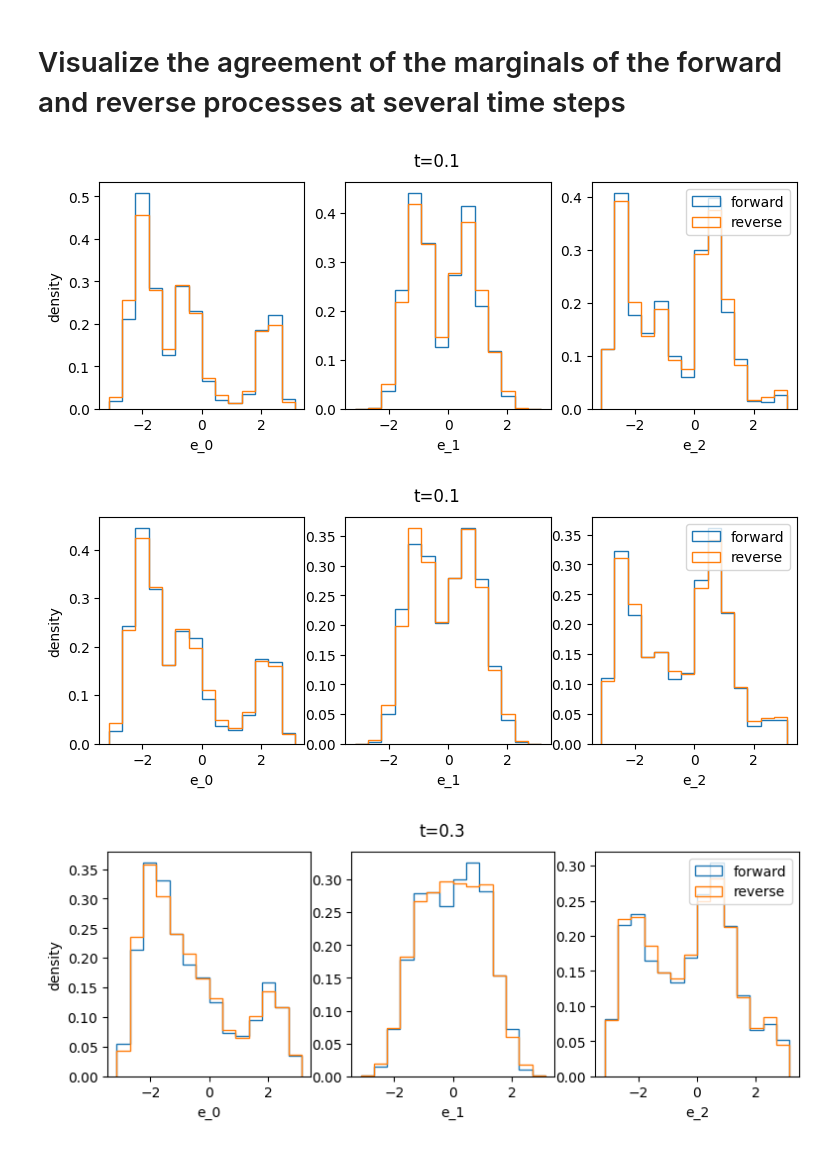
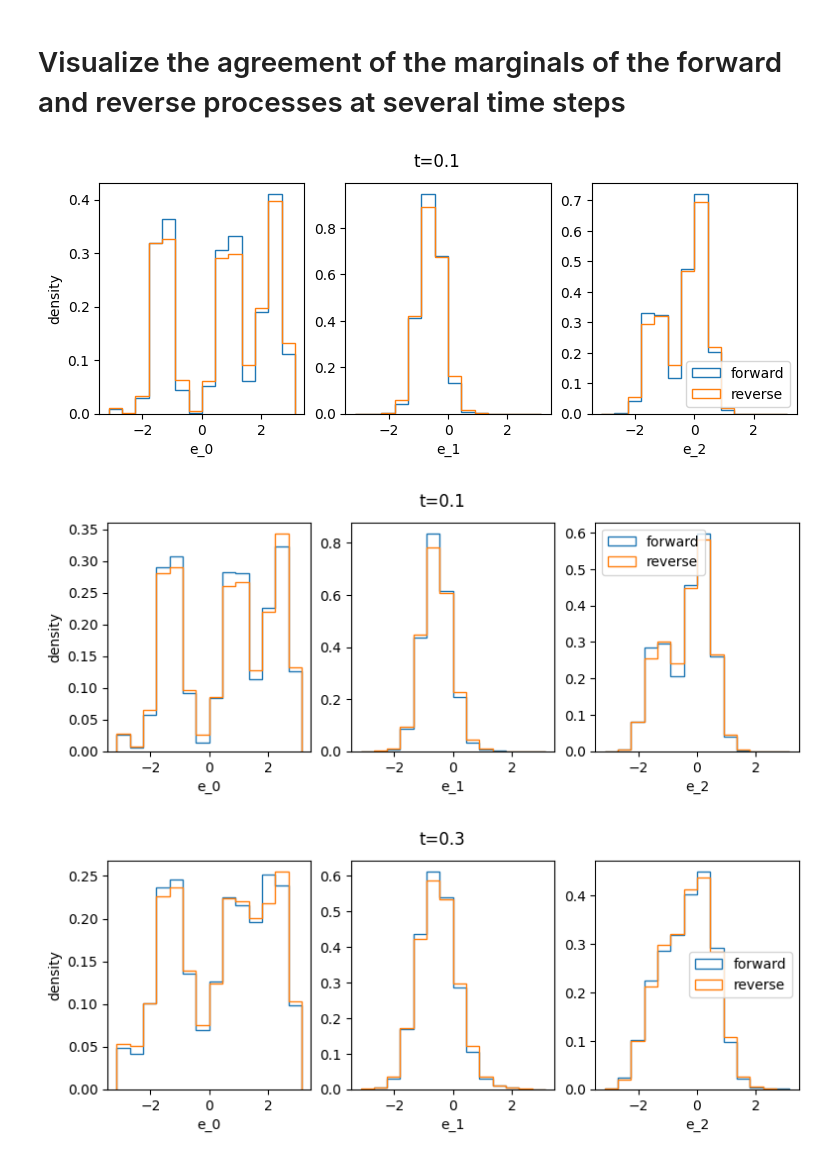
Before and after one commit to CaptainAmu/FrameDiff, a Jupyter notebook: SO3_diff_example/SO3_diffusion_example.ipynb, the cells around one changed output. Saved outputs shown, nothing was run; the diff lists cells and outputs as text; code cells hidden in the pictures.

Commit message:
Editted SO3_diff_example, editted Log to Log_stab for numerical stability and resolve the SVD non-convergence issue of the final block.

```diff
--- a/SO3_diff_example/SO3_diffusion_example.ipynb
+++ b/SO3_diff_example/SO3_diffusion_example.ipynb
@@ -20,29 +20,3 @@ import matplotlib.pyplot as plt
 from scipy.spatial.transform import Rotation
 # %% [markdown]
 ## First define primative operations on the SO(3) manifold
-# %%
-# Orthonormal basis of SO(3) with shape [3, 3, 3]
-basis = torch.tensor([
-    [[0.,0.,0.],[0.,0.,-1.],[0.,1.,0.]],
-    [[0.,0.,1.],[0.,0.,0.],[-1.,0.,0.]],
-    [[0.,-1.,0.],[1.,0.,0.],[0.,0.,0.]]])
-
-# hat map from vector space R^3 to Lie algebra so(3)
-def hat(v): return torch.einsum('...i,ijk->...jk', v, basis)
-
-# Logarithmic map from SO(3) to R^3 (i.e. rotation vector)
-def Log(R): return torch.tensor(Rotation.from_matrix(R.numpy()).as_rotvec())
-
-# logarithmic map from SO(3) to so(3), this is the matrix logarithm
-def log(R): return hat(Log(R))
-
-# Exponential map from so(3) to SO(3), this is the matrix exponential
-def exp(A): return torch.linalg.matrix_exp(A)
-
-# Exponential map from tangent space at R0 to SO(3)
-def expmap(R0, tangent):
-    skew_sym = torch.einsum('...ij,...ik->...jk', R0, tangent)
-    return torch.einsum('...ij,...jk->...ik', R0, exp(skew_sym))
-
-# Return angle of rotation. SO(3) to R^+
-def Omega(R): return torch.arccos((torch.diagonal(R, dim1=-2, dim2=-1).sum(axis=-1)-1)/2)
@@ -83,0 +176,12 @@ random_walk = geodesic_random_walk(
+# %%
+# Simulate a geodesic random walk with no drift at all.
+# The following creates a dictionary random_walk, indexed by time point,
+# each random_walk[ts[t_idx]] contains N SO(3) samples.
+N = 5000 # Number of samples
+T = 5. # Final time
+ts = np.linspace(0, T, 200) # Discretization of [0, T]
+random_walk = geodesic_random_walk(
+    p_initial=lambda: exp(torch.zeros(N, 3, 3)),
+    drift=lambda Rt, t: 0.,
+    ts=ts)
+print(f'The shape of random_walk[ts[4]] (at time {ts[4]:0.01f}) is {random_walk[ts[0]].shape}.')  # Should be (N, 3, 3)
@@ -158,19 +311,19 @@ reverse_samples = geodesic_random_walk(
 # %%
 # Plot comparison of forward and reverse process in orthormal basis of so(3)
 for i in [3, 5, 10, 25, 50, 100]:
     t = ts[i]
-    Rt_forward = Log(forward_samples[ts[i]])
-    Rt_reverse = Log(reverse_samples[ts[i]])
+    Rt_forward = Log_stab(forward_samples[ts[i]]) # instead of Log, this is stabilized version
+    Rt_reverse = Log_stab(reverse_samples[ts[i]]) # instead of Log, this is stabilized version
     fig, axs = plt.subplots(1, 3, dpi=100, figsize=(9, 3))
     fig.suptitle(f't={t:.1f}')
     bins = np.linspace(-np.pi, np.pi, 15)
     for Rt, label in [(Rt_forward, "forward"), (Rt_reverse, "reverse")]:
         axs[0].set_ylabel("density")
         for i in range(3):
-            axs[i].hist(Rt[:, i].numpy(), bins, density=True, histtype='step', label=label)
+            axs[i].hist(Rt[:, i].numpy(), bins, density=True, histtype='step', label=label)  # distribution of the three components of Rt (in so(3) basis)
             axs[i].set_xlabel(f"e_{i}")
     plt.legend()
 # %% [output]
-[figure, old version]
+[figure, new version]
-[figure, old version]
+[figure, new version]
-[figure, old version]
+[figure, new version]
```
Also changed, not shown: parts of 8 cells of this notebook.
